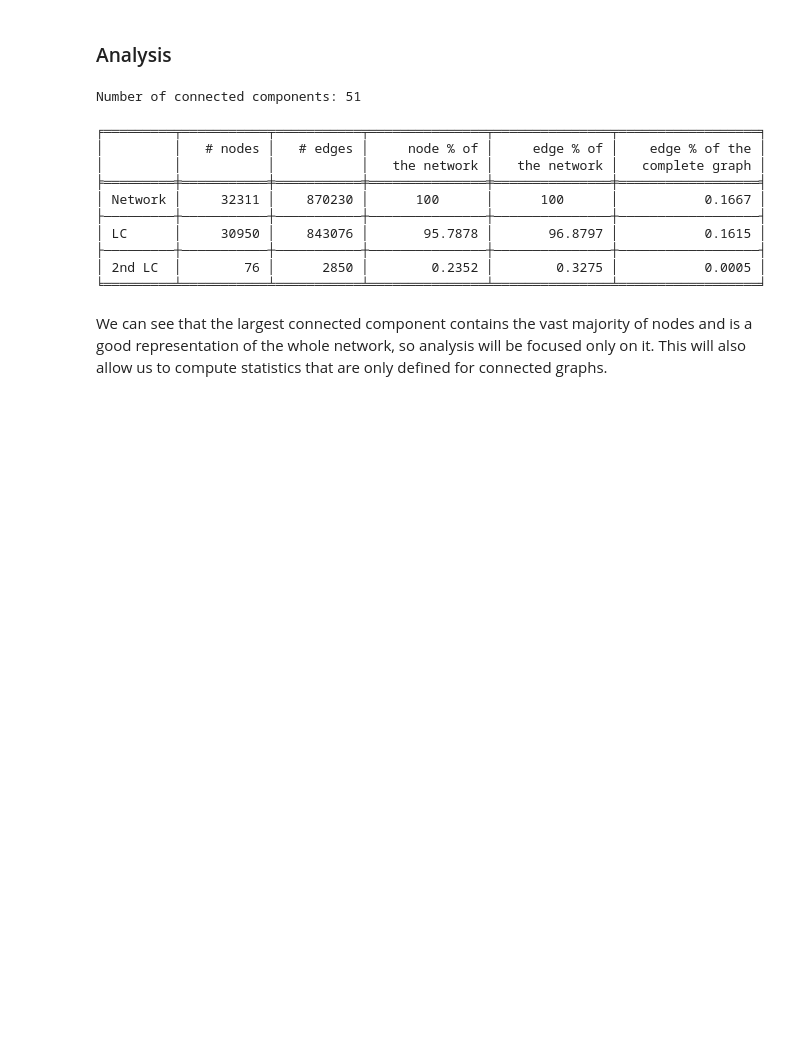
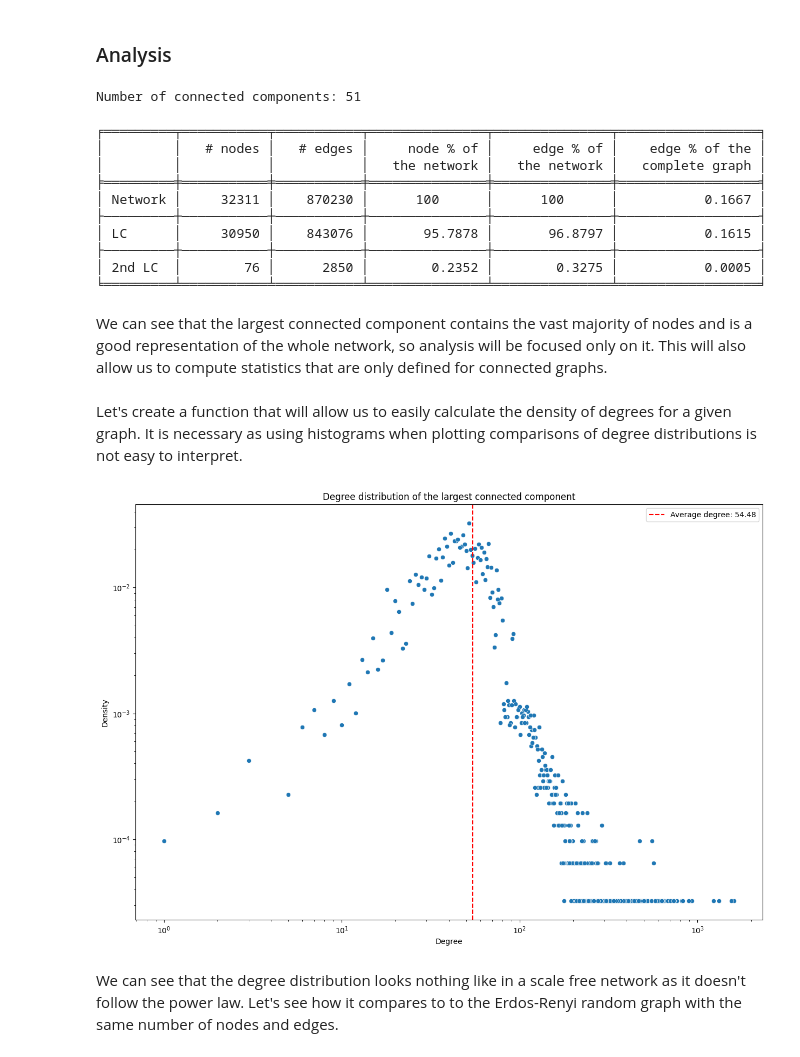
Before and after one commit to steciuk/SNA-reddit-bipartite-analysis, a Jupyter notebook: project.ipynb, the cells around one changed output. Saved outputs shown, nothing was run; the diff lists cells and outputs as text; code cells hidden in the pictures; blank space fills up the shorter version.

Commit message:
User comparisons with other networks

```diff
--- a/project.ipynb
+++ b/project.ipynb
@@ -771,3 +772,44 @@ print(tabulate(table, headers="firstrow", tablefmt="fancy_grid"))
 ╘═════════╧═══════════╧═══════════╧═══════════════╧═══════════════╧══════════════════╛
 # %% [markdown]
 We can see that the largest connected component contains the vast majority of nodes and is a good representation of the whole network, so analysis will be focused only on it. This will also allow us to compute statistics that are only defined for connected graphs.
+# %% [markdown]
+Let's create a function that will allow us to easily calculate the density of degrees for a given graph. It is necessary as using histograms when plotting comparisons of degree distributions is not easy to interpret.
+# %%
+def calculate_degree_densities(G: nx.Graph) -> pd.DataFrame:
+    degrees = [G.degree[node] for node in G.nodes()]
+
+    # Count the number of nodes with each degree
+    degree_counts = defaultdict(int)
+    for degree in degrees:
+        degree_counts[degree] += 1
+
+    # Create a dataframe with the degree and the number of nodes with that degree
+    df = pd.DataFrame.from_dict(degree_counts, orient="index", columns=["count"]).reset_index()
+    df = df.rename(columns={"index": "degree"})
+
+    # Calculate the density of each degree
+    df["density"] = df["count"] / G.number_of_nodes()
+    return df
+# %%
+# Calculate the average degree of the largest connected component
+G_users_lcc_avg_degree = sum([G_users_lcc.degree[node] for node in G_users_lcc.nodes()]) / G_users_lcc.number_of_nodes()
+
+G_users_lcc_degrees = calculate_degree_densities(G_users_lcc)
+
+# Plot the degree distribution on a scatter plot
+plt.figure(figsize=(15, 10))
+sns.scatterplot(data=G_users_lcc_degrees, x="degree", y="density")
+plt.xscale("log")
+plt.yscale("log")
+plt.title("Degree distribution of the largest connected component")
+plt.xlabel("Degree")
+plt.ylabel("Density")
+
+# Plot the average degree as a vertical line
+plt.axvline(x=G_users_lcc_avg_degree, color="red", linestyle="--", label=f"Average degree: {round(G_users_lcc_avg_degree, 2)}")
+plt.legend()
+plt.show()
+# %% [output]
+[figure, added]
+# %% [markdown]
+We can see that the degree distribution looks nothing like in a scale free network as it doesn't follow the power law. Let's see how it compares to to the Erdos-Renyi random graph with the same number of nodes and edges.
```
Also changed, not shown: parts of 5 cells of this notebook.
